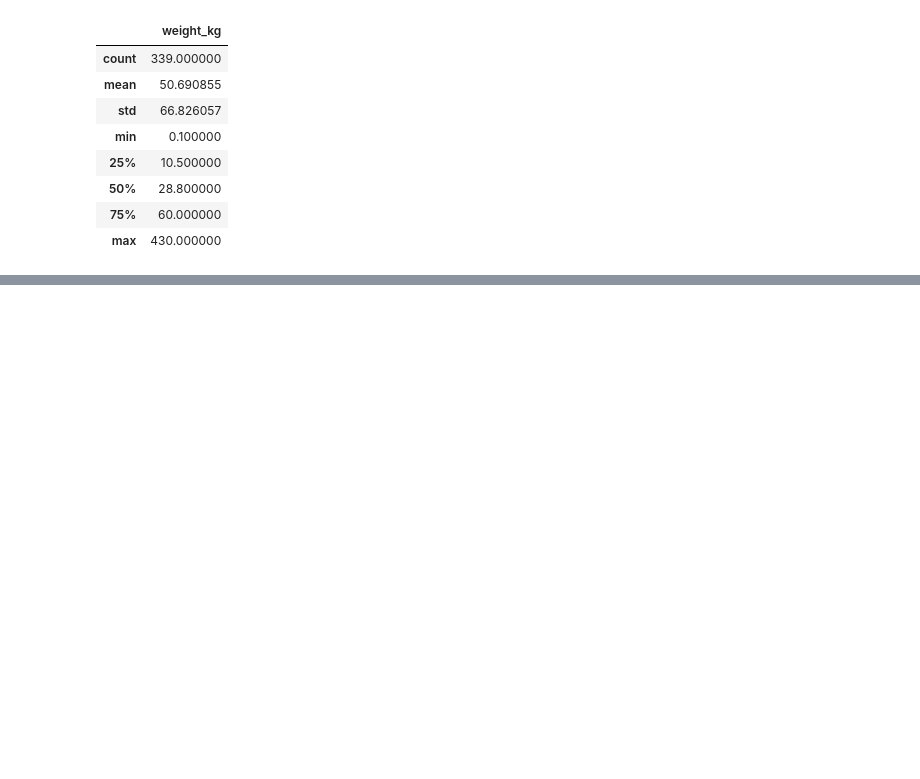
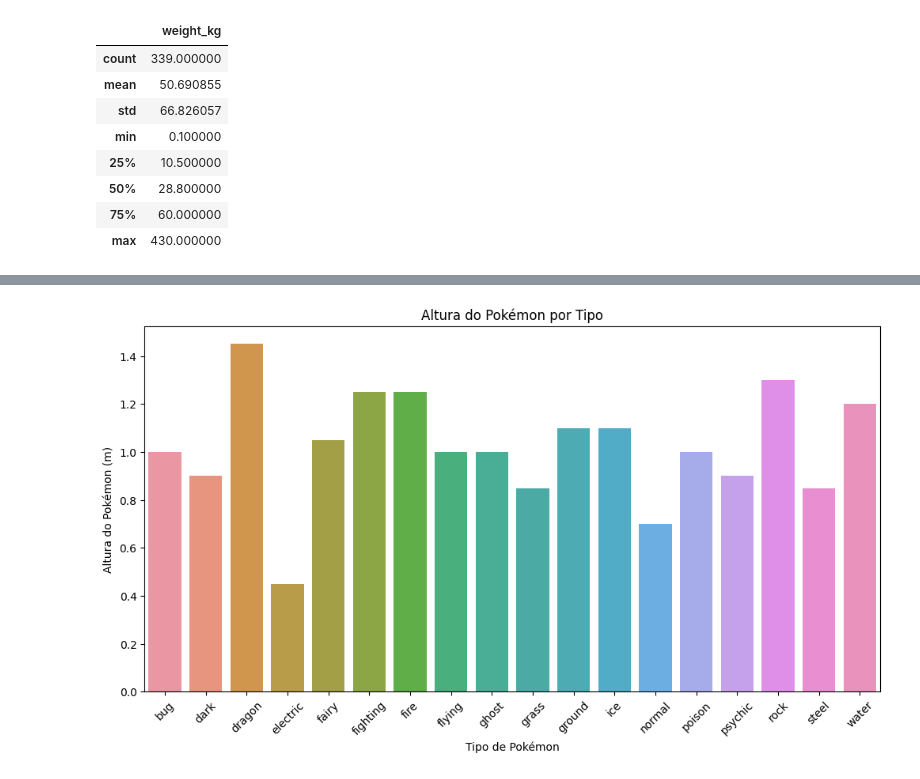
Before and after one commit to Danilosauro/Pokemon_Dataset_Analysis, a Jupyter notebook: Kaggle_Analysis_Pokemon_Dataset.ipynb, the cells around one changed output, grey strips where cells are left out. Cells and saved outputs as stored; diff of their text form; code cells hidden in the pictures; blank space fills up the shorter version.

```diff
--- a/Kaggle_Analysis_Pokemon_Dataset.ipynb
+++ b/Kaggle_Analysis_Pokemon_Dataset.ipynb
@@ -314,0 +361,3 @@ plt.show()
+# %%
+altura_por_tipos = pokemons.groupby('type1')['height_m'].median()
+altura_por_tipos
@@ -314,0 +385,10 @@ plt.show()
+# %%
+plt.figure(figsize=(12, 6))
+sns.barplot(x=altura_por_tipos.index, y=altura_por_tipos.values)
+plt.xticks(rotation=45)
+plt.xlabel('Tipo de Pokémon')
+plt.ylabel('Altura do Pokémon (m)')
+plt.title('Altura do Pokémon por Tipo')
+plt.show()
+# %% [output]
+[figure, added]
```
Also changed, not shown: parts of 37 cells of this notebook.
